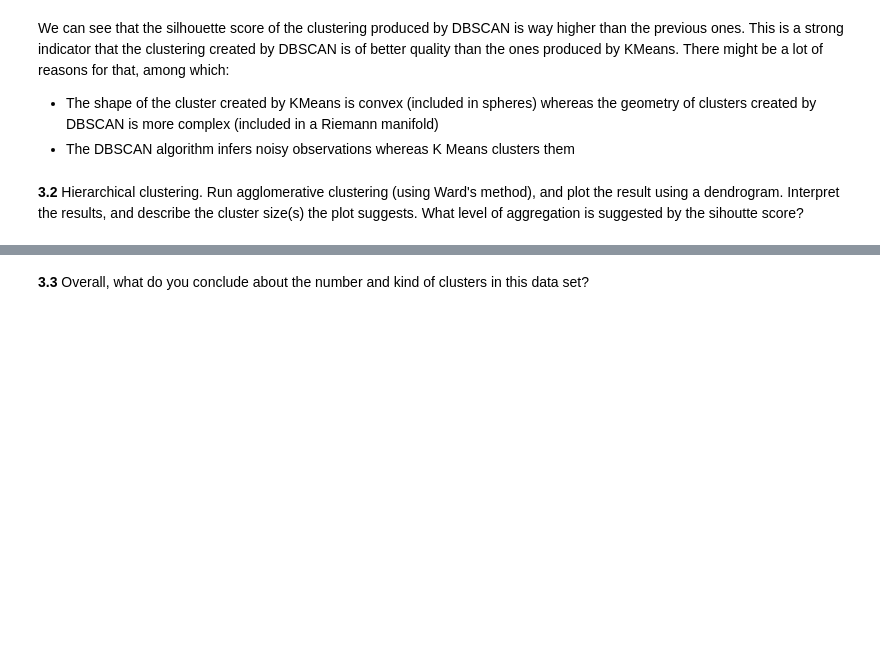
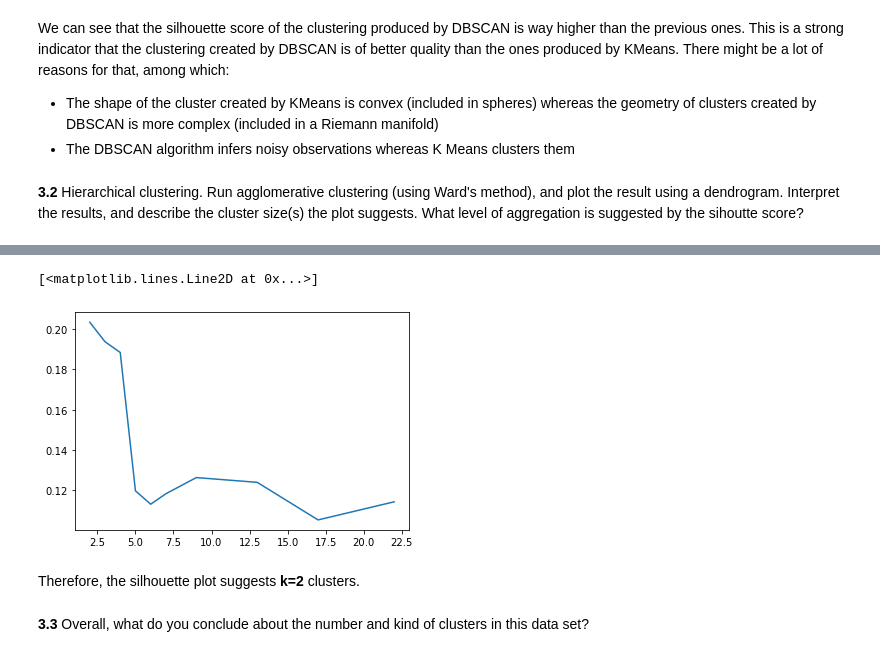
Before and after one commit to DavidAssaraf106/2021-CS109B, a Jupyter notebook: content/HW/HW2/CS109b_HW2.ipynb, the cells around one changed output, grey strips where cells are left out. Saved outputs shown, nothing was run; the diff lists cells and outputs as text; code cells hidden in the pictures; blank space fills up the shorter version.

```diff
--- a/content/HW/HW2/CS109b_HW2.ipynb
+++ b/content/HW/HW2/CS109b_HW2.ipynb
@@ -600,3 +603,19 @@ plt.show()
+# %%
+# your code here
+thresholds = np.linspace(1, 5, 20)
+silhouette_scores = []
+ks = []
+for t in thresholds:
+    labellings = hac.fcluster(ward_data, t=t, criterion='distance')
+    ks.append(len(np.unique(labellings)))
+    silhouette_scores.append(silhouette_score(random_sample, labellings))
+# %%
+plt.plot(ks, silhouette_scores)
+# %% [output]
+[<matplotlib.lines.Line2D at 0x...>]
+[figure, added]
+# %% [markdown]
+Therefore, the silhouette plot suggests **k=2** clusters.
 # %% [markdown]
 **3.3** Overall, what do you conclude about the number and kind of clusters in this data set?
 # %% [markdown]
```
Also changed, not shown: parts of 10 cells of this notebook.
